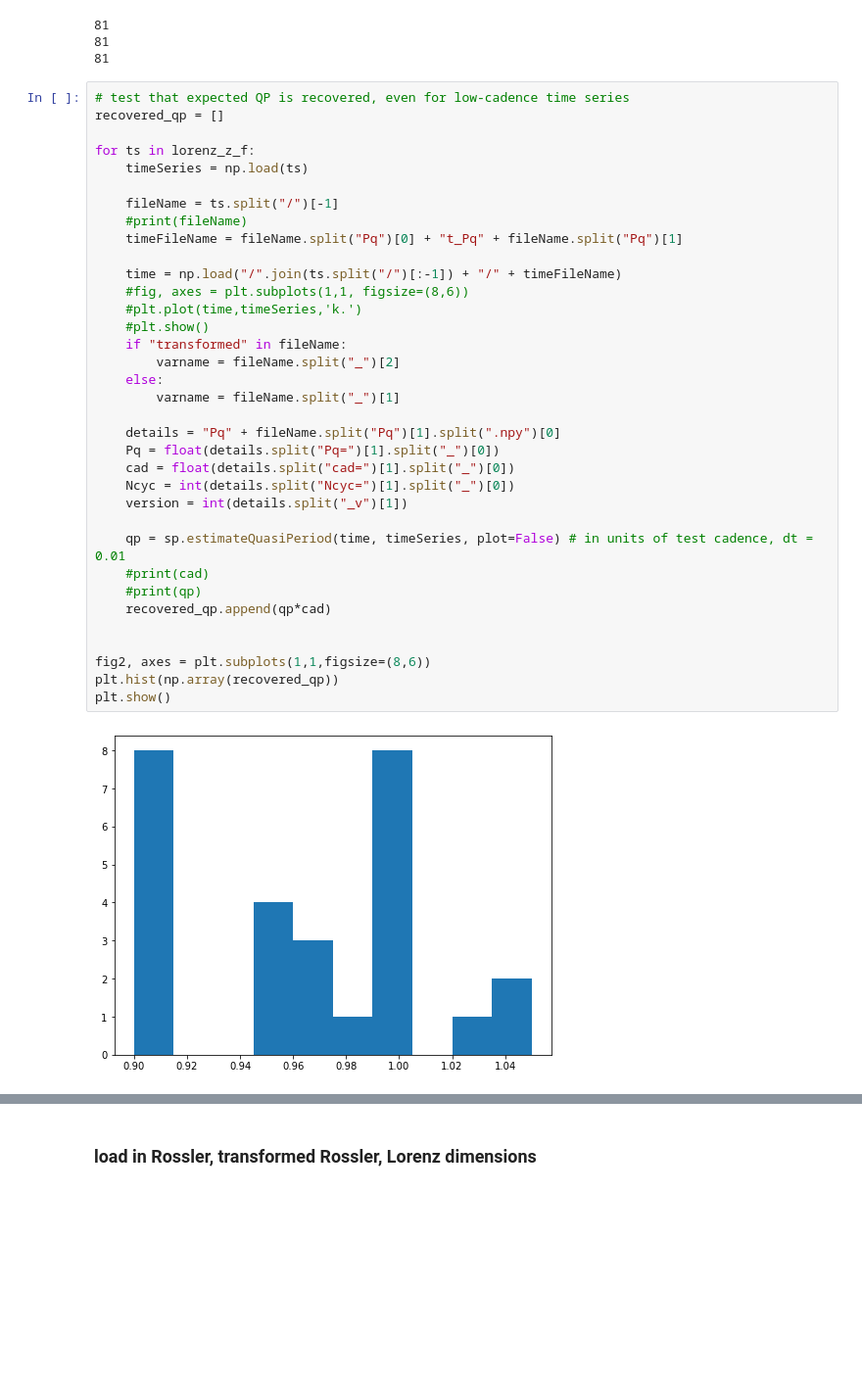
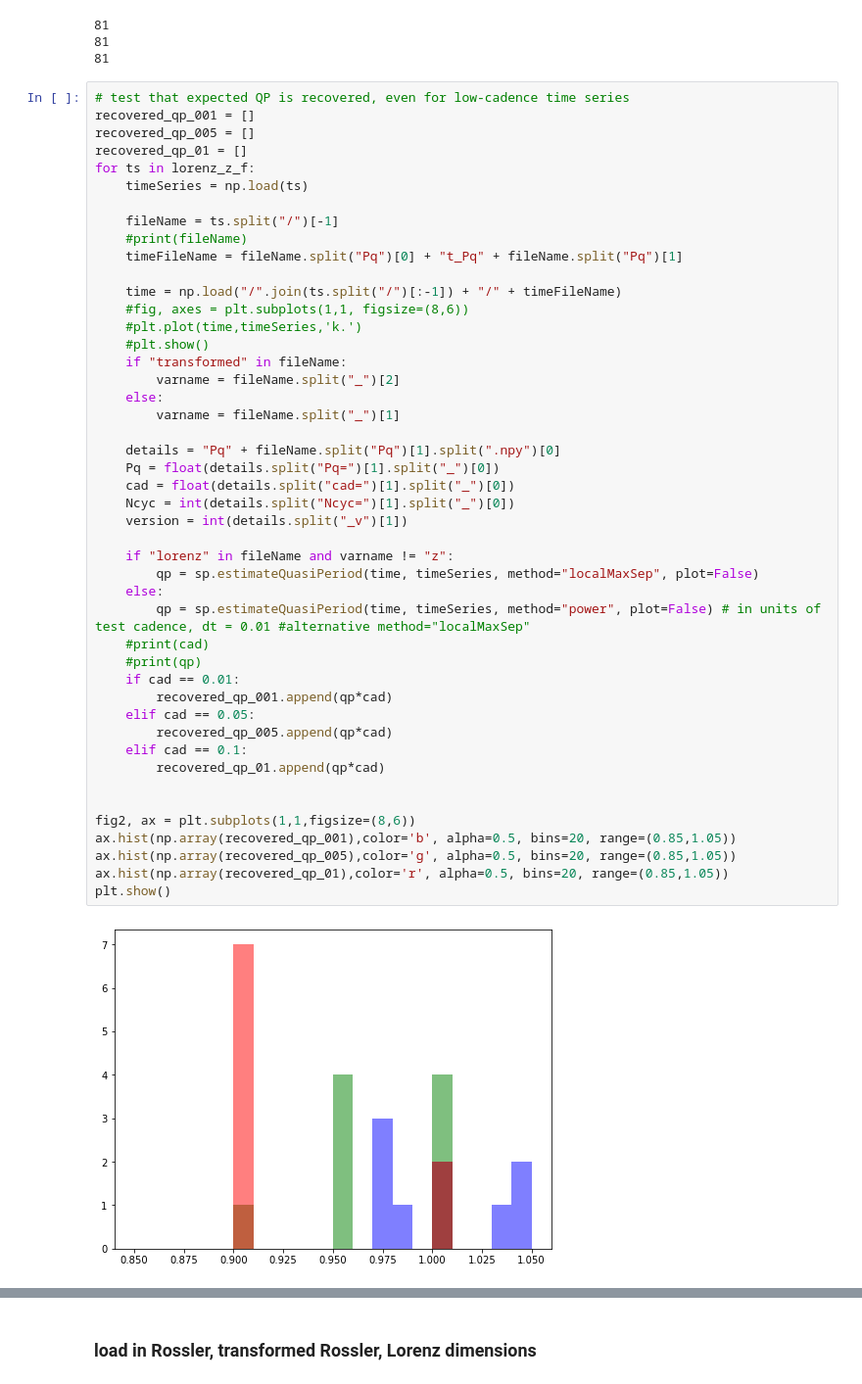
Before and after one commit to esandford/starspot_chaos, a Jupyter notebook: GPinterpolation.ipynb, the cells around one changed output, grey strips where cells are left out. Shown at 98% size. Cells and saved outputs as stored; diff of their text form; blank space fills up the shorter version.

```diff
--- a/GPinterpolation.ipynb
+++ b/GPinterpolation.ipynb
@@ -101,38 +106,49 @@ print(len(lorenz_f))
 81
 # %%
 # test that expected QP is recovered, even for low-cadence time series
-recovered_qp = []
-
+recovered_qp_001 = []
+recovered_qp_005 = []
+recovered_qp_01 = []
 for ts in lorenz_z_f:
     timeSeries = np.load(ts)
 
     fileName = ts.split("/")[-1]
     #print(fileName)
     timeFileName = fileName.split("Pq")[0] + "t_Pq" + fileName.split("Pq")[1]
 
     time = np.load("/".join(ts.split("/")[:-1]) + "/" + timeFileName)
     #fig, axes = plt.subplots(1,1, figsize=(8,6))
     #plt.plot(time,timeSeries,'k.')
     #plt.show()
     if "transformed" in fileName:
         varname = fileName.split("_")[2]
     else:
         varname = fileName.split("_")[1]
 
     details = "Pq" + fileName.split("Pq")[1].split(".npy")[0]
     Pq = float(details.split("Pq=")[1].split("_")[0])
     cad = float(details.split("cad=")[1].split("_")[0])
     Ncyc = int(details.split("Ncyc=")[1].split("_")[0])
     version = int(details.split("_v")[1])
 
-    qp = sp.estimateQuasiPeriod(time, timeSeries, plot=False) # in units of test cadence, dt = 0.01
+    if "lorenz" in fileName and varname != "z":
+        qp = sp.estimateQuasiPeriod(time, timeSeries, method="localMaxSep", plot=False)
+    else:
+        qp = sp.estimateQuasiPeriod(time, timeSeries, method="power", plot=False) # in units of test cadence, dt = 0.01 #alternative method="localMaxSep"
     #print(cad)
     #print(qp)
-    recovered_qp.append(qp*cad)
+    if cad == 0.01:
+        recovered_qp_001.append(qp*cad)
+    elif cad == 0.05:
+        recovered_qp_005.append(qp*cad)
+    elif cad == 0.1:
+        recovered_qp_01.append(qp*cad)
 
 
-fig2, axes = plt.subplots(1,1,figsize=(8,6))
-plt.hist(np.array(recovered_qp))
+fig2, ax = plt.subplots(1,1,figsize=(8,6))
+ax.hist(np.array(recovered_qp_001),color='b', alpha=0.5, bins=20, range=(0.85,1.05))
+ax.hist(np.array(recovered_qp_005),color='g', alpha=0.5, bins=20, range=(0.85,1.05))
+ax.hist(np.array(recovered_qp_01),color='r', alpha=0.5, bins=20, range=(0.85,1.05))
 plt.show()
 # %% [output]
-[figure, old version]
+[figure, new version]
```
Also changed, not shown: parts of 6 cells of this notebook, 2 other files.
